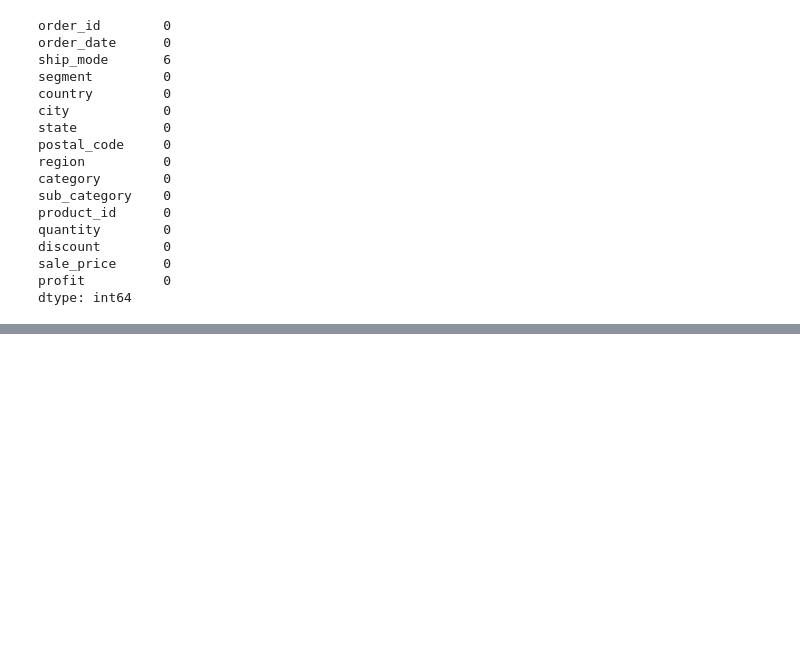
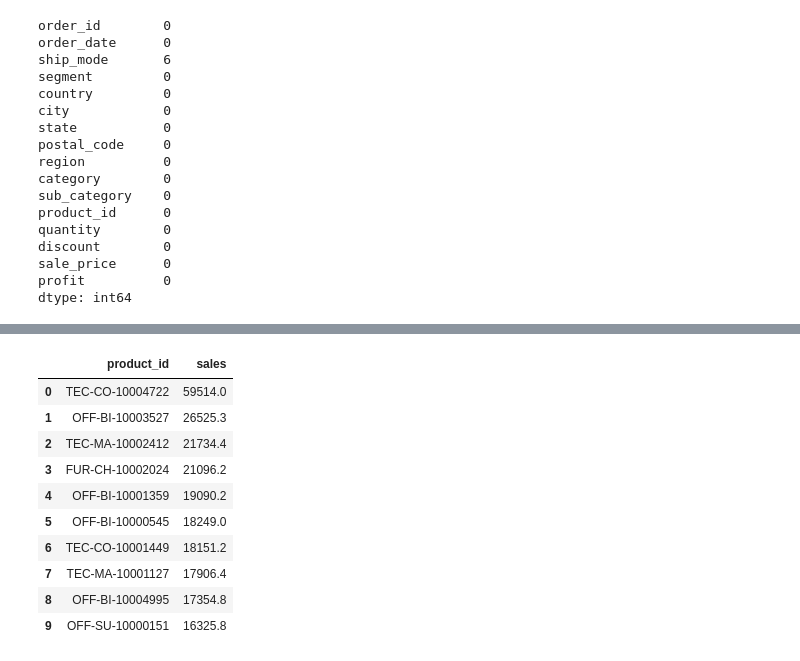
Before and after one commit to Minhazul22/data-analytics-project, a Jupyter notebook: orders_data_analysis.ipynb, the cells around one changed output, grey strips where cells are left out. Cells and saved outputs as stored; diff of their text form; code cells hidden in the pictures; blank space fills up the shorter version.

```diff
--- a/orders_data_analysis.ipynb
+++ b/orders_data_analysis.ipynb
@@ -473,0 +597,26 @@ dtype: int64
+# %%
+# Find the top 10 products by total sales
+
+query = text("""
+             SELECT product_id, SUM(sale_price) AS sales
+             FROM df_orders
+             GROUP BY product_id
+             ORDER BY sales DESC
+             LIMIT 10;
+             """)
+# %%
+# Run the query and load the result into a DataFrame
+top_10_products = pd.read_sql(query, engine)
+top_10_products
+# %% [output]
+|  | product_id | sales |
+| 0 | TEC-CO-10004722 | 59514.0 |
+| 1 | OFF-BI-10003527 | 26525.3 |
+| 2 | TEC-MA-10002412 | 21734.4 |
+| 3 | FUR-CH-10002024 | 21096.2 |
+| 4 | OFF-BI-10001359 | 19090.2 |
+| 5 | OFF-BI-10000545 | 18249.0 |
+| 6 | TEC-CO-10001449 | 18151.2 |
+| 7 | TEC-MA-10001127 | 17906.4 |
+| 8 | OFF-BI-10004995 | 17354.8 |
+| 9 | OFF-SU-10000151 | 16325.8 |
```
Also changed, not shown: parts of 17 cells of this notebook.
